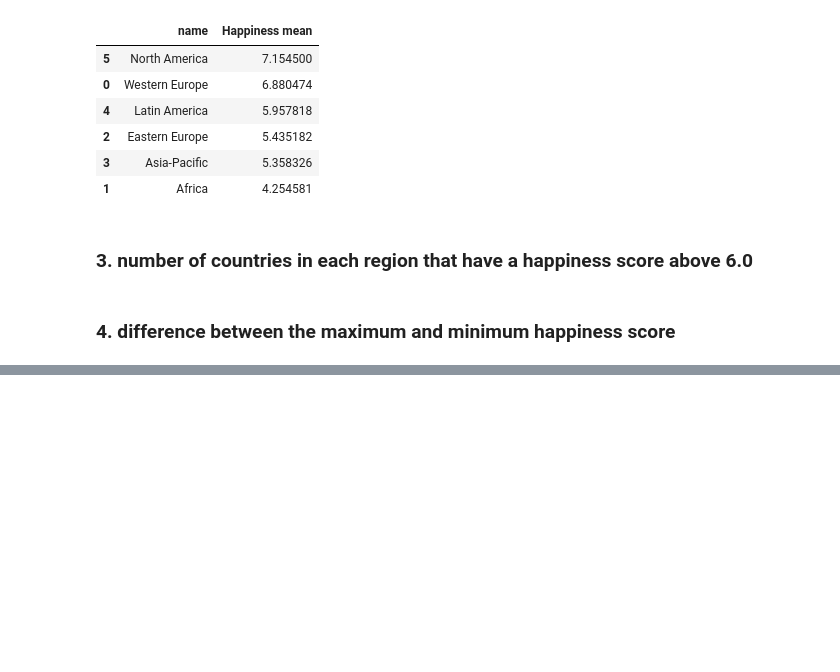
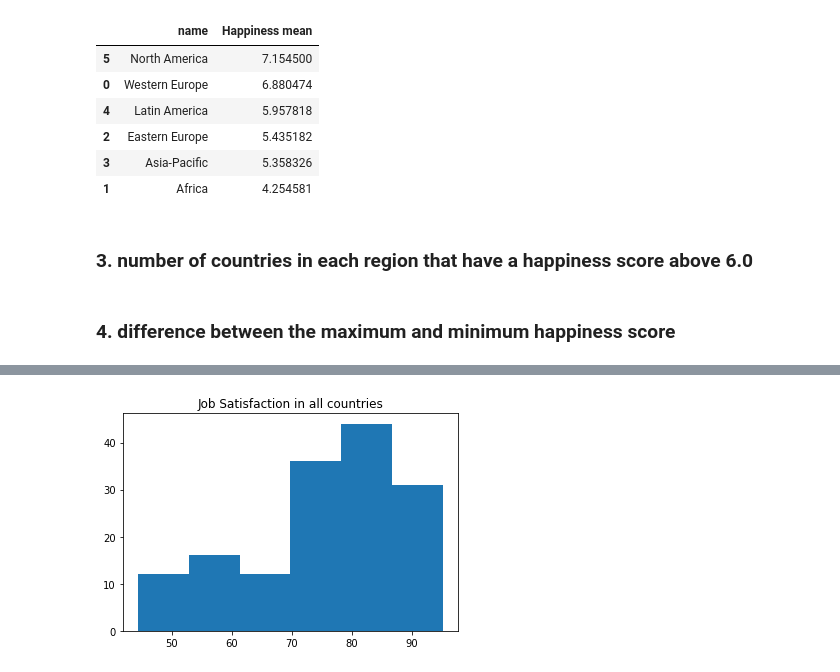
Before and after one commit to Bornatch/EPFL, a Jupyter notebook: ML/Cours1/01_10_course_project.ipynb, the cells around one changed output, grey strips where cells are left out. Drawn from its saved outputs; the diff is of its cells as text; code cells hidden in the pictures; blank space fills up the shorter version.

```diff
--- a/ML/Cours1/01_10_course_project.ipynb
+++ b/ML/Cours1/01_10_course_project.ipynb
@@ -241,0 +310,11 @@ Name: Happiness Score, dtype: float64
+# %%
+X = df2['Job Satisfaction']
+
+#plt.xlim(left=40,right=100)
+plt.title('Job Satisfaction in all countries')
+plt.xlabel = 'Job Satisfaction in %'
+plt.ylabel = 'number of countries'
+plt.hist(X, bins=6,)
+plt.show()
+# %% [output]
+[figure, added]
```
Also changed, not shown: parts of 13 cells of this notebook.
